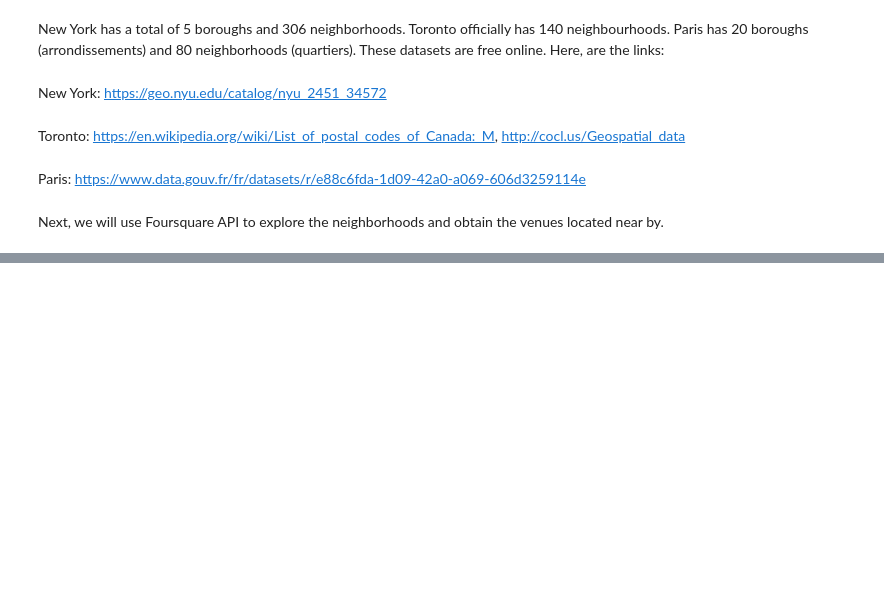
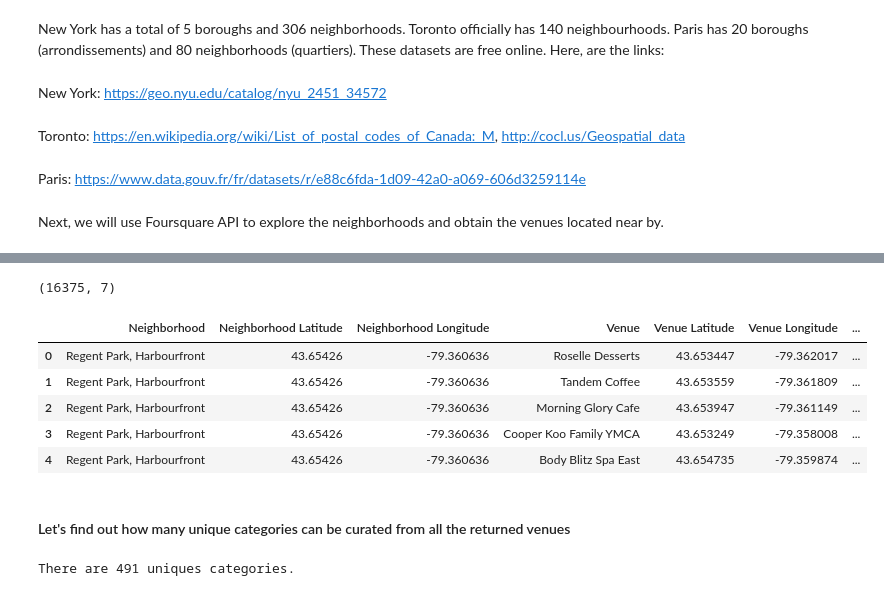
Before and after one commit to michmontano/github-example, a Jupyter notebook: Capstone_project_TheBattleofNeighborhoods_Week1.ipynb, the cells around one changed output, grey strips where cells are left out. Cells and saved outputs as stored; diff of their text form; code cells hidden in the pictures; blank space fills up the shorter version.

Commit message:
capstone project The Battle of the Neighborhoods week 1

```diff
--- a/Capstone_project_TheBattleofNeighborhoods_Week1.ipynb
+++ b/Capstone_project_TheBattleofNeighborhoods_Week1.ipynb
@@ -32,0 +233,8 @@ Next, we will use Foursquare API to explore the neighborhoods and obtain the ven
+# %%
+address = 'Paris, France'
+
+geolocator = Nominatim(user_agent="paris_explorer")
+location = geolocator.geocode(address)
+latitude_paris = location.latitude
+longitude_paris = location.longitude
+print('The geograpical coordinate of Paris are {}, {}.'.format(latitude_paris, longitude_paris))
@@ -32,0 +303,19 @@ Next, we will use Foursquare API to explore the neighborhoods and obtain the ven
+# %%
+# create map of New York using latitude and longitude values
+map_newyork = folium.Map(location=[latitude_newyork, longitude_newyork], zoom_start=10)
+
+# add markers to map
+for lat, lng, borough, neighborhood in zip(data_newyork['Latitude'], data_newyork['Longitude'], data_newyork['Borough'], data_newyork['Neighborhood']):
+    label = '{}, {}'.format(neighborhood, borough)
+    label = folium.Popup(label, parse_html=True)
+    folium.CircleMarker(
+        [lat, lng],
+        radius=5,
+        popup=label,
+        color='blue',
+        fill=True,
+        fill_color='#3186cc',
+        fill_opacity=0.7,
+        parse_html=False).add_to(map_newyork)
+
+map_newyork
@@ -32,0 +326,8 @@ Next, we will use Foursquare API to explore the neighborhoods and obtain the ven
+# %%
+CLIENT_ID = 'LLKS5KEFXOZYPPENEKR3OUSBHRKWBUMM22P0NUVVXPS31YBZ' # your Foursquare ID
+CLIENT_SECRET = 'JW0XKD5H43THSOX1JU2MGWPLBKZYYIKFLJLAGIFU2OZHNVYO' # your Foursquare Secret
+VERSION = '20180605' # Foursquare API version
+
+print('Your credentails:')
+print('CLIENT_ID: ' + CLIENT_ID)
+print('CLIENT_SECRET:' + CLIENT_SECRET)
@@ -32,0 +382,5 @@ Next, we will use Foursquare API to explore the neighborhoods and obtain the ven
+# %%
+cities_venues = getNearbyVenues(names=data_cities['Neighborhood'],
+                                   latitudes=data_cities['Latitude'],
+                                   longitudes=data_cities['Longitude']
+                                  )
@@ -32,0 +405,18 @@ Next, we will use Foursquare API to explore the neighborhoods and obtain the ven
+# %%
+print(cities_venues.shape)
+cities_venues.head()
+# %% [output]
+(16375, 7)
+|  | Neighborhood | Neighborhood Latitude | Neighborhood Longitude | Venue | Venue Latitude | Venue Longitude | ... |
+| 0 | Regent Park, Harbourfront | 43.65426 | -79.360636 | Roselle Desserts | 43.653447 | -79.362017 | ... |
+| 1 | Regent Park, Harbourfront | 43.65426 | -79.360636 | Tandem Coffee | 43.653559 | -79.361809 | ... |
+| 2 | Regent Park, Harbourfront | 43.65426 | -79.360636 | Morning Glory Cafe | 43.653947 | -79.361149 | ... |
+| 3 | Regent Park, Harbourfront | 43.65426 | -79.360636 | Cooper Koo Family YMCA | 43.653249 | -79.358008 | ... |
+| 4 | Regent Park, Harbourfront | 43.65426 | -79.360636 | Body Blitz Spa East | 43.654735 | -79.359874 | ... |
+# %% [markdown]
+#### Let's find out how many unique categories can be curated from all the returned venues
+# %%
+cities_venues[cities_venues['Venue Category']=='Neighborhood'] = 'Neighborhood Restaurant'
+print('There are {} uniques categories.'.format(len(cities_venues['Venue Category'].unique())))
+# %% [output]
+There are 491 uniques categories.
```
Also changed, not shown: parts of 59 cells of this notebook.
